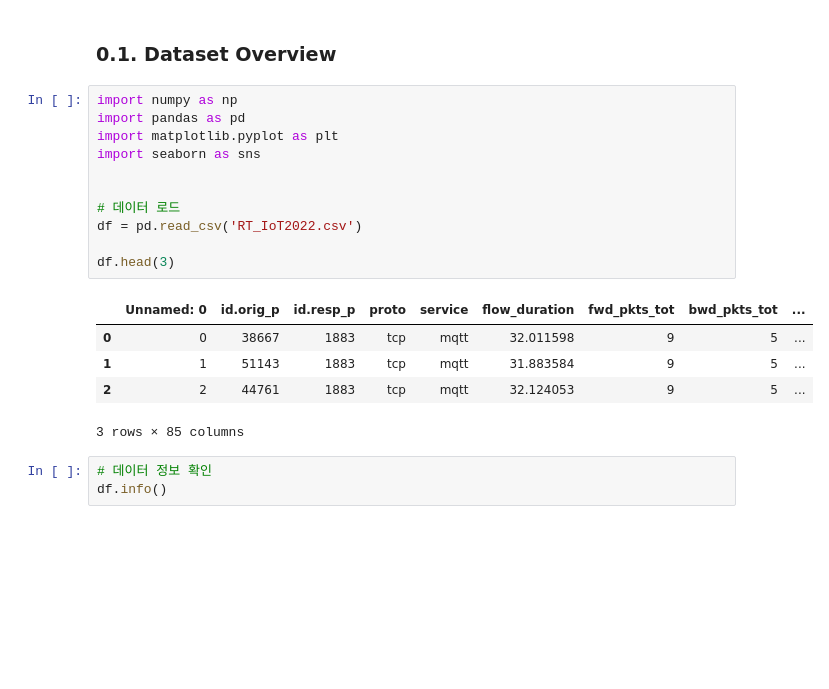
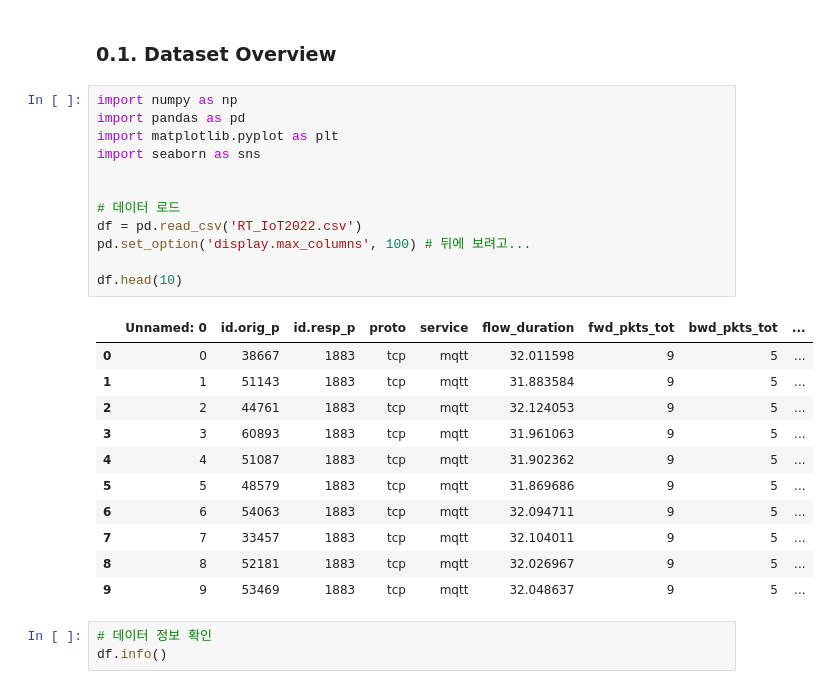
Before and after one commit to Basic-Track-Team5/term-project, a Jupyter notebook: main.ipynb, the cells around one changed output. Saved outputs shown, nothing was run; the diff lists cells and outputs as text; blank space fills up the shorter version.

```diff
--- a/main.ipynb
+++ b/main.ipynb
@@ -41,20 +41,27 @@ plt.rc('font', family=['NanumGothic'])
 # %%
 import numpy as np
 import pandas as pd
 import matplotlib.pyplot as plt
 import seaborn as sns
 
 
 # 데이터 로드
 df = pd.read_csv('RT_IoT2022.csv')
+pd.set_option('display.max_columns', 100) # 뒤에 보려고...
 
-df.head(3)
+df.head(10)
 # %% [output]
 |  | Unnamed: 0 | id.orig_p | id.resp_p | proto | service | flow_duration | fwd_pkts_tot | bwd_pkts_tot | ... |
 | 0 | 0 | 38667 | 1883 | tcp | mqtt | 32.011598 | 9 | 5 | ... |
 | 1 | 1 | 51143 | 1883 | tcp | mqtt | 31.883584 | 9 | 5 | ... |
 | 2 | 2 | 44761 | 1883 | tcp | mqtt | 32.124053 | 9 | 5 | ... |
+| 3 | 3 | 60893 | 1883 | tcp | mqtt | 31.961063 | 9 | 5 | ... |
+| 4 | 4 | 51087 | 1883 | tcp | mqtt | 31.902362 | 9 | 5 | ... |
+| 5 | 5 | 48579 | 1883 | tcp | mqtt | 31.869686 | 9 | 5 | ... |
+| 6 | 6 | 54063 | 1883 | tcp | mqtt | 32.094711 | 9 | 5 | ... |
+| 7 | 7 | 33457 | 1883 | tcp | mqtt | 32.104011 | 9 | 5 | ... |
+| 8 | 8 | 52181 | 1883 | tcp | mqtt | 32.026967 | 9 | 5 | ... |
+| 9 | 9 | 53469 | 1883 | tcp | mqtt | 32.048637 | 9 | 5 | ... |
-3 rows × 85 columns
 # %%
 # 데이터 정보 확인
 df.info()
```
Also changed, not shown: parts of 23 cells of this notebook.
